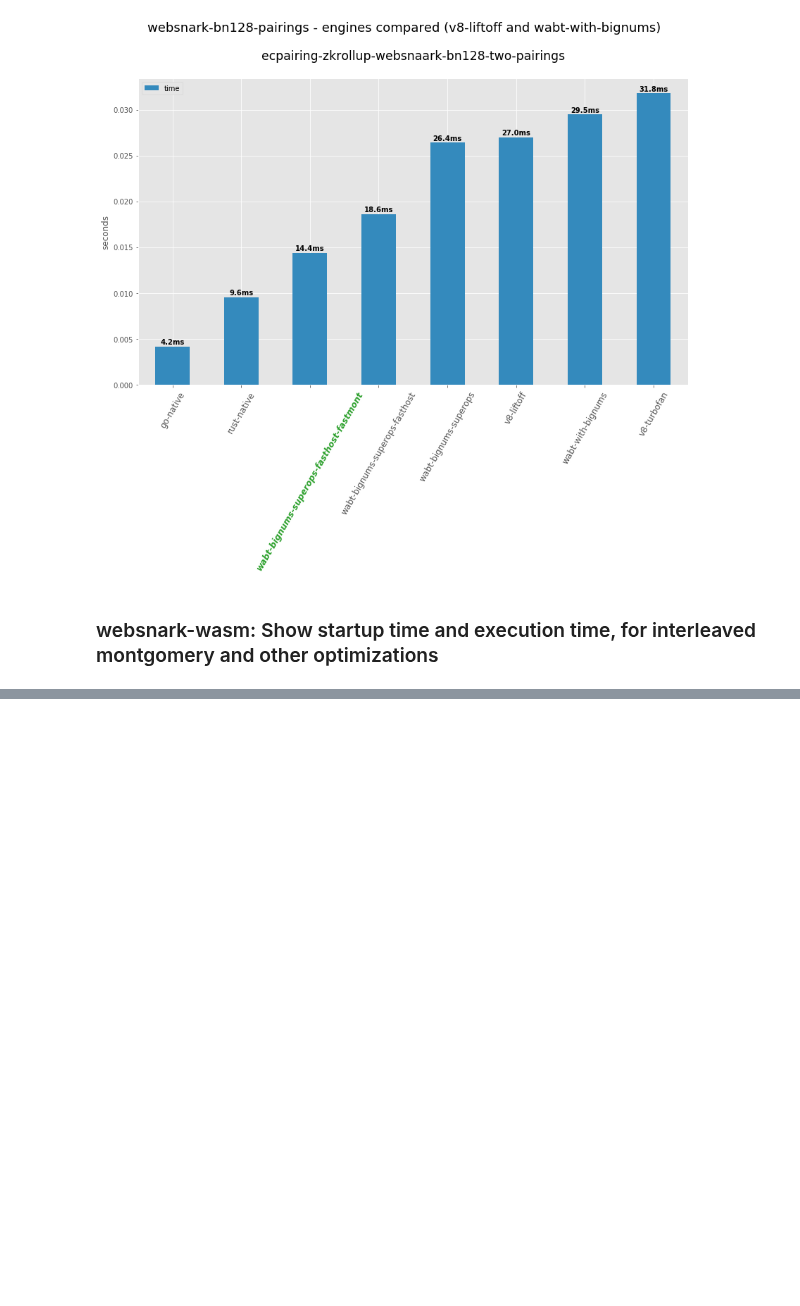
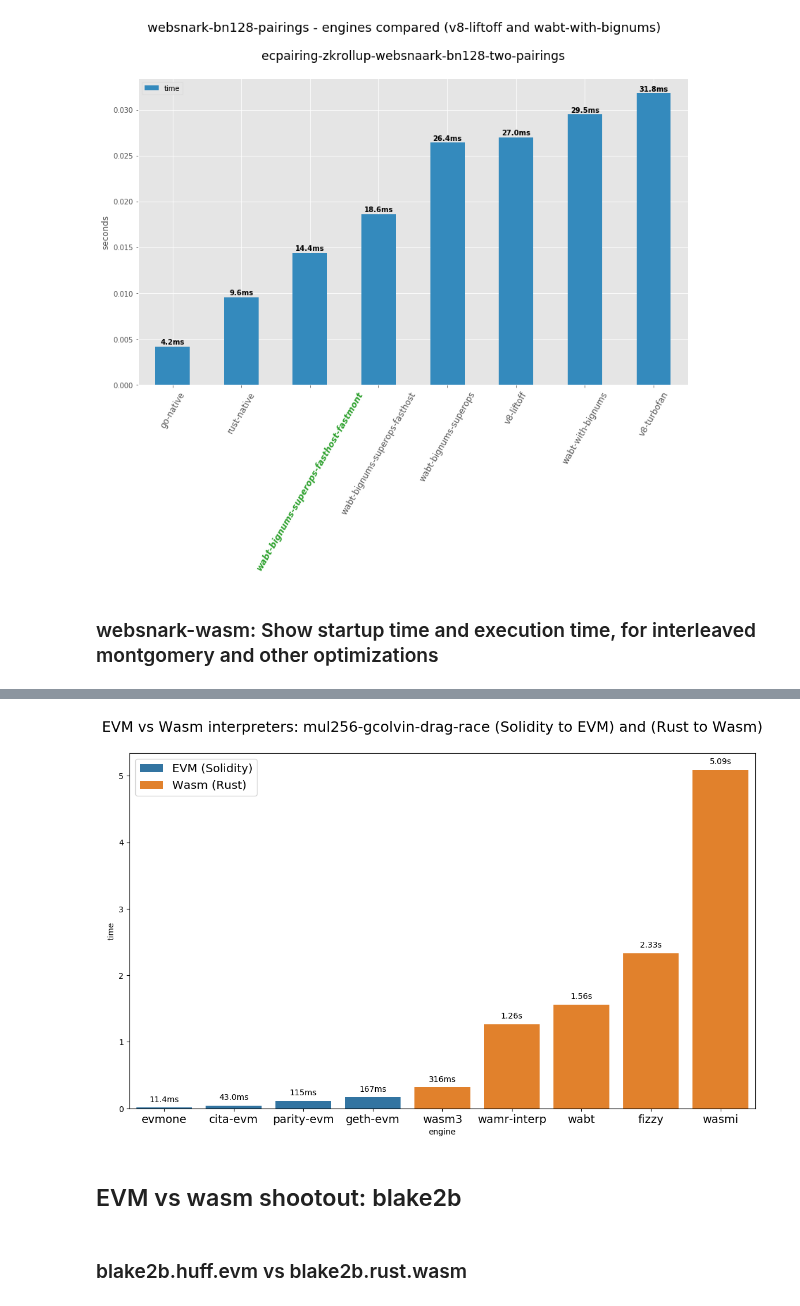
Before and after one commit to ewasm/benchmarking, a Jupyter notebook: notebooks/wasm-engines.ipynb, the cells around one changed output, grey strips where cells are left out. Saved outputs shown, nothing was run; the diff lists cells and outputs as text; code cells hidden in the pictures; blank space fills up the shorter version.

```diff
--- a/notebooks/wasm-engines.ipynb
+++ b/notebooks/wasm-engines.ipynb
@@ -1474,0 +1670,42 @@ plotScoutStackedTest(df_scout_websnark_fastmont,
+# %%
+df_wasm_mul256 = df_interp[df_interp['test_name'] == "mul256-gcolvin-drag-race"].copy()
+
+
+
+df_wasm_mul256.rename(columns={'test_name':'bench_name'},inplace=True)
+df_wasm_mul256.drop(['elapsed_time'],axis=1,inplace=True)
+df_wasm_mul256.drop(['total_time'],axis=1,inplace=True)
+#df_wasm_mul256 = df_wasm_mul256[['engine', 'bench_name', 'parse_time', 'exec_time']]
+df_wasm_mul256.reset_index(inplace=True)
+df_wasm_mul256.replace('mul256-gcolvin-drag-race', 'mul256.rust.wasm', inplace=True)
+# %%
+df_evm_mul256 = df_evm_raw[df_evm_raw['test_name'] == "mul256-gcolvin-drag-race"].copy()
+
+df_evm_mul256.rename(columns={'test_name':'bench_name', 'total_time':'exec_time'},inplace=True)
+df_evm_mul256.drop(['gas_used'],axis=1,inplace=True)
+df_evm_mul256.loc[:, 'parse_time'] = 0
+df_evm_mul256 = df_evm_mul256[['engine', 'bench_name', 'parse_time', 'exec_time']]
+
+df_evm_mul256.replace('mul256-gcolvin-drag-race', 'mul256.sol.evm', inplace=True)
+# %%
+df_evm_vs_wasm_mul256 = df_evm_mul256.append(df_wasm_mul256, sort=False).copy()
+df_evm_vs_wasm_mul256.loc[:,'time'] = df_evm_vs_wasm_mul256['parse_time'] + df_evm_vs_wasm_mul256['exec_time']
+
+df_evm_vs_wasm_mul256 = df_evm_vs_wasm_mul256[df_evm_vs_wasm_mul256['engine'].isin(
+    ['parity-evm', 'geth-evm', 'evmone', 'cita-evm',
+    'wasmi', 'wabt', 'wamr-interp', 'fizzy', 'wasm3']
+)].copy()
+
+df_evm_vs_wasm_mul256 = df_evm_vs_wasm_mul256.sort_values('time')
+# %%
+df_evm_vs_wasm_mul256.replace('mul256.sol.evm', 'EVM (Solidity)', inplace=True)
+df_evm_vs_wasm_mul256.replace('mul256.rust.wasm', 'Wasm (Rust)', inplace=True)
+# %%
+f = plotEVMvsWasm(df_evm_vs_wasm_mul256)
+
+f.suptitle("EVM vs Wasm interpreters: mul256-gcolvin-drag-race (Solidity to EVM) and (Rust to Wasm)", fontsize=18, y=0.95)
+f.savefig('../images/evm-vs-wasm-mul256-sol-rust.png', bbox_inches='tight')
+# %% [output]
+[figure, added]
+# %% [markdown]
+## EVM vs wasm shootout: blake2b
@@ -1474,0 +1742,2 @@ plotScoutStackedTest(df_scout_websnark_fastmont,
+# %% [markdown]
+### blake2b.huff.evm vs blake2b.rust.wasm
```
Also changed, not shown: parts of 80 cells of this notebook, 31 other files.
